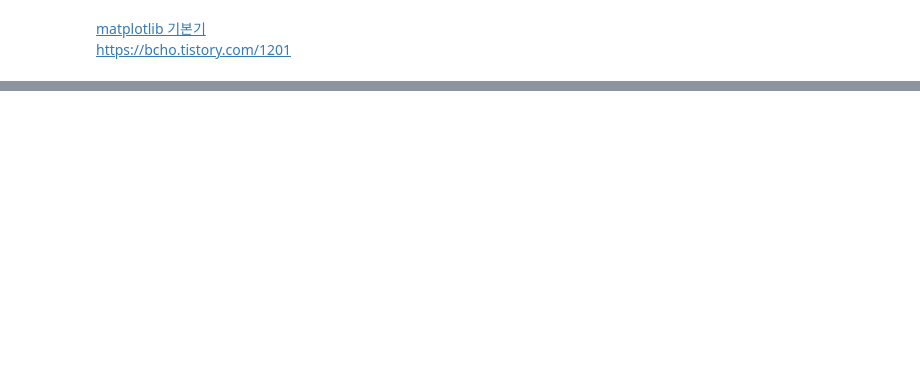
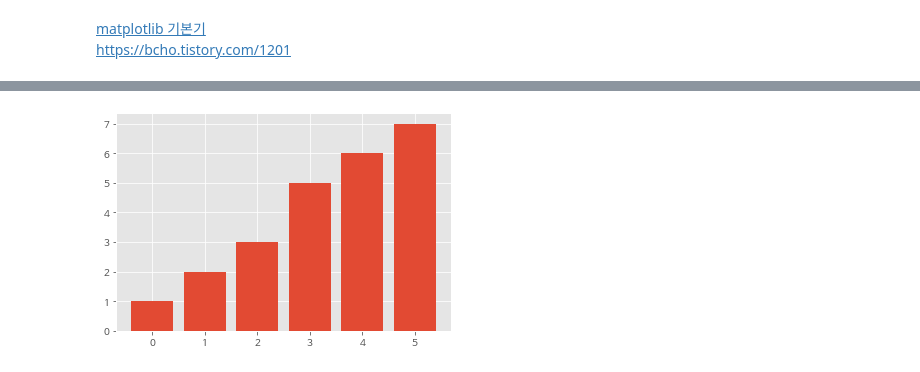
Before and after one commit to taesamja/AIpython, a Jupyter notebook: 모두의데이터분석.ipynb, the cells around one changed output, grey strips where cells are left out. Drawn from its saved outputs; the diff is of its cells as text; code cells hidden in the pictures; blank space fills up the shorter version.

```diff
--- a/모두의데이터분석.ipynb
+++ b/모두의데이터분석.ipynb
@@ -1002,0 +1221,10 @@ plt.show()
+# %%
+# 막대그래프를 오름차순으로 표현하는 경우 : range()함수 사용
+
+import matplotlib.pyplot as plt
+
+plt.bar(range(6), [1,2,3,5,6,7])
+
+plt.show()
+# %% [output]
+[figure, added]
```
Also changed, not shown: parts of 66 cells of this notebook.
